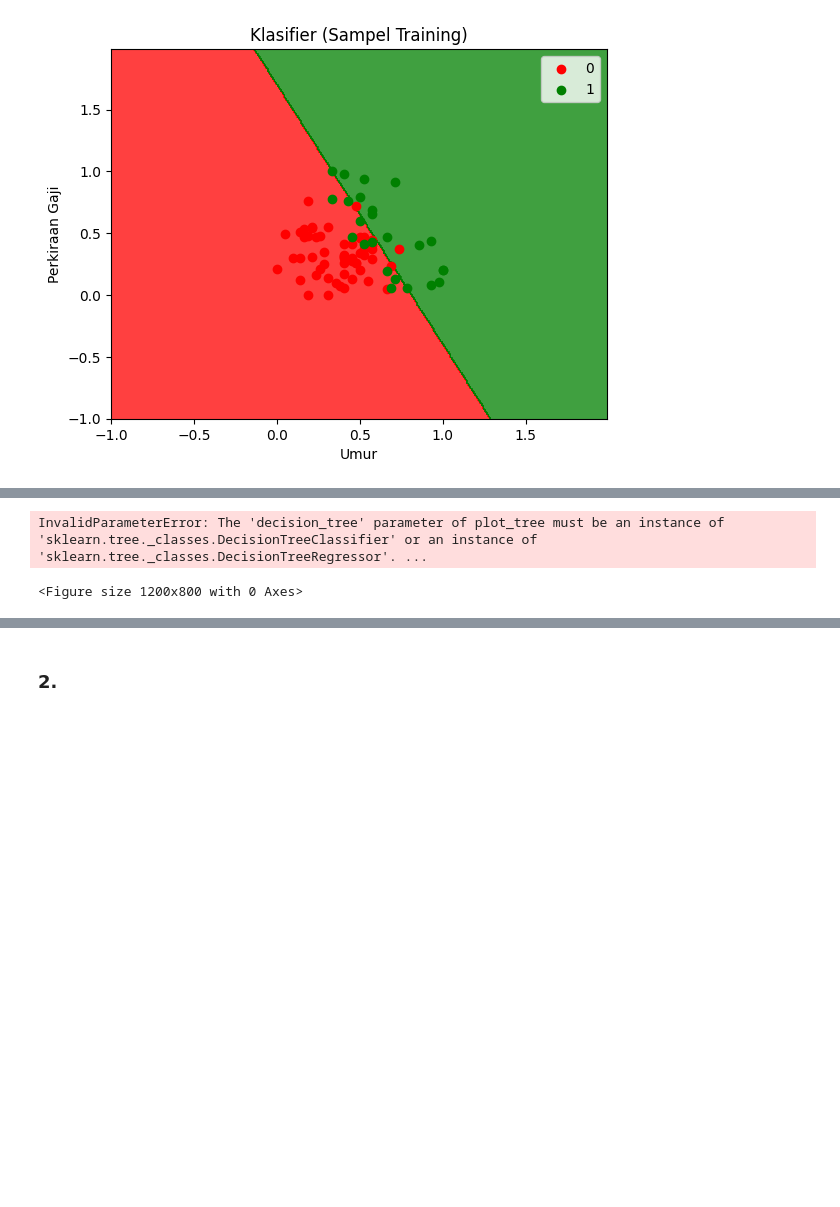
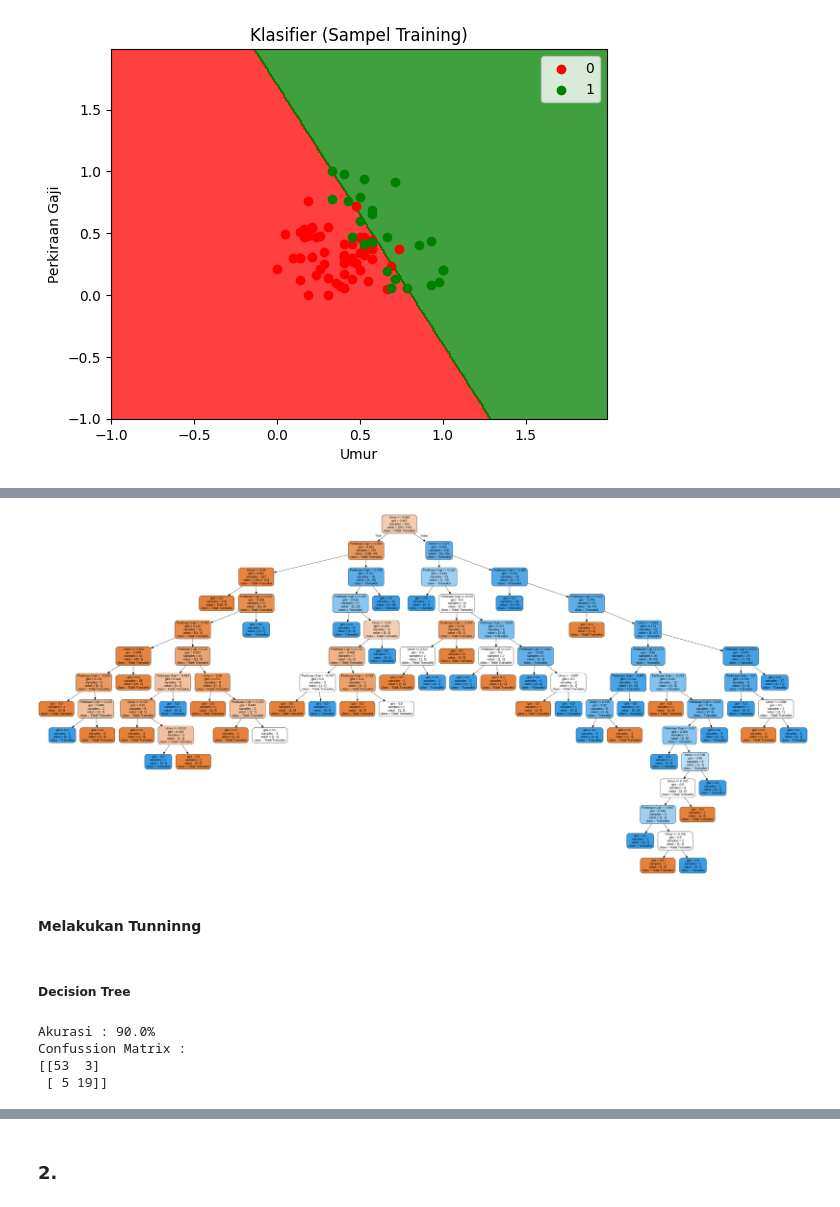
Before and after one commit to terra2n/2025_KB_TI-1C, a Jupyter notebook: jobsheet8.ipynb, the cells around one changed output, grey strips where cells are left out. Saved outputs shown, nothing was run; the diff lists cells and outputs as text; code cells hidden in the pictures; blank space fills up the shorter version.

```diff
--- a/jobsheet8.ipynb
+++ b/jobsheet8.ipynb
@@ -542,15 +501,45 @@ display(graph)
-# %%
-from sklearn.tree import plot_tree
-import matplotlib.pyplot as plt
-
-# Gambar dan simpan sebagai PNG
-plt.figure(figsize=(12,8))
-plot_tree(classifier,
-          feature_names=['Umur', 'Gaji'],
-          class_names=['Tidak Transaksi', 'Transaksi'],
-          filled=True, rounded=True)
-plt.savefig("tree_direct.png")  # langsung simpan sebagai PNG
-plt.close()
-# %% [output]
-InvalidParameterError: The 'decision_tree' parameter of plot_tree must be an instance of 'sklearn.tree._classes.DecisionTreeClassifier' or an instance of 'sklearn.tree._classes.DecisionTreeRegressor'. ...
-<Figure size 1200x800 with 0 Axes>
+# %%
+# Render graphviz ke PNG
+dot_file = "iklan_sosmed_tree.dot"
+graph = Source.from_file(dot_file)
+graph.format = 'png'
+
+# view=False agar tidak terbuka window eksternal
+graph.render(filename='iklan_sosmed_tree', cleanup=True, view=False)
+
+display(Image(filename='iklan_sosmed_tree.png'))
+# %% [output]
+[figure, added]
+# %% [markdown]
+#### Melakukan Tunninng
+# %% [markdown]
+##### Decision Tree
+# %%
+from sklearn.metrics import confusion_matrix, accuracy_score
+from sklearn.model_selection import GridSearchCV # Import GridSearchCV
+from sklearn.tree import DecisionTreeClassifier # Import DecisionTreeClassifier
+
+param_tree = {
+    'max_depth': [3, 5, 10, 15, 20, None],
+    'min_samples_split': [2, 5, 10, 20],
+    'min_samples_leaf': [1, 2, 4, 8],
+    'criterion': ['gini', 'entropy', 'log_loss'],
+    'max_features': ['sqrt', 'log2', None],
+    'splitter': ['best', 'random']
+}
+
+grid_tree = GridSearchCV(DecisionTreeClassifier(), param_tree, cv=5)
+grid_tree.fit(X_train, y_train)
+best_tree = grid_tree.best_estimator_
+y_pred = best_tree.predict(X_test)
+
+cm = confusion_matrix(y_test, y_pred)
+acc = accuracy_score(y_test, y_pred)
+print("Akurasi : {}%".format(acc*100))
+print("Confussion Matrix : ")
+print(cm)
+# %% [output]
+Akurasi : 90.0%
+Confussion Matrix :
+[[53  3]
+ [ 5 19]]
```
Also changed, not shown: parts of 55 cells of this notebook.
